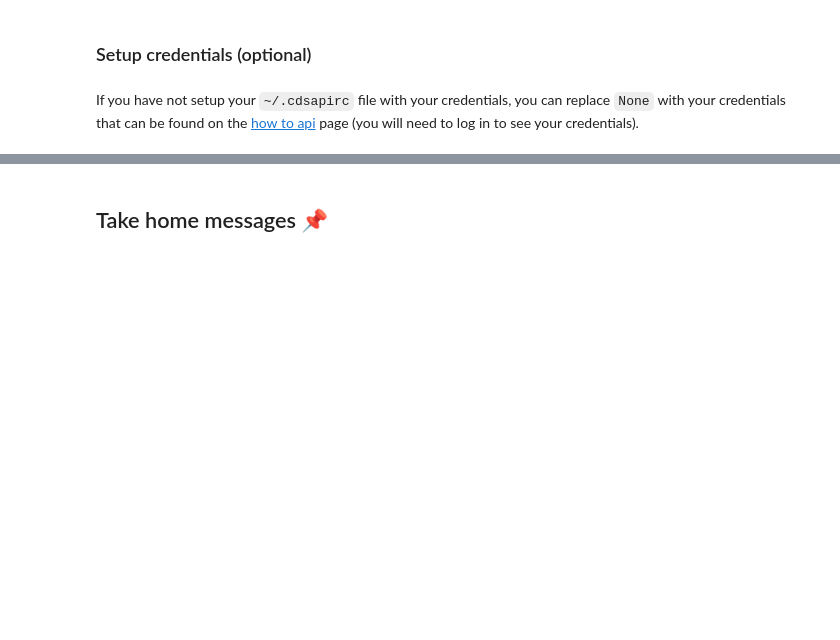
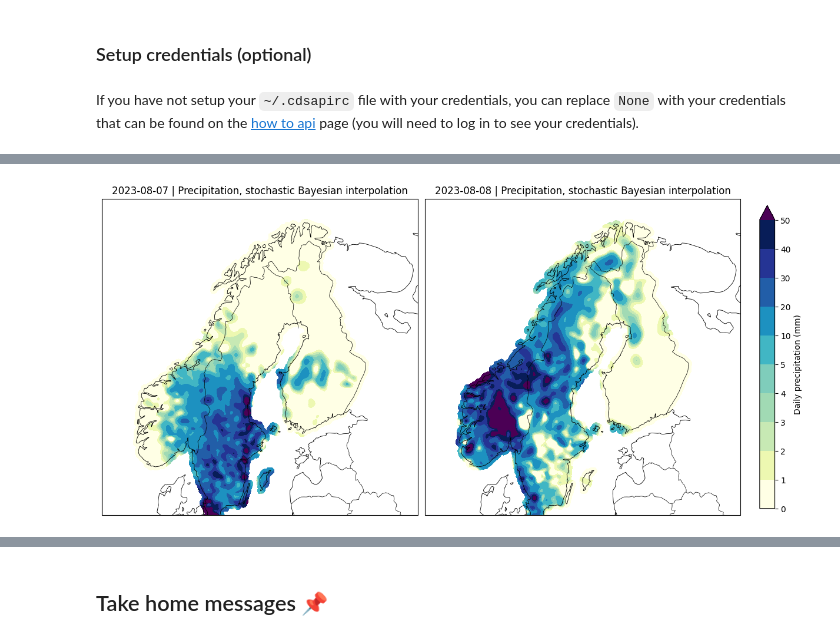
Before and after one commit to metno/c3s-training-submodule-insitu-obs, a Jupyter notebook: nordic_gridded_climate_dataset.ipynb, the cells around one changed output, grey strips where cells are left out. Drawn from its saved outputs; the diff is of its cells as text; code cells hidden in the pictures; blank space fills up the shorter version.

Commit message:
added installation instruction and pyproject.toml, and added RR plot for Hans

```diff
--- a/nordic_gridded_climate_dataset.ipynb
+++ b/nordic_gridded_climate_dataset.ipynb
@@ -105,0 +207,42 @@ if not os.path.exists(filename):
+# %%
+from matplotlib.colors import BoundaryNorm, ListedColormap
+import cartopy.feature as cfeature
+projection = ccrs.LambertConformal(
+    central_longitude=15, central_latitude=63, standard_parallels=(63, 63),
+    globe=ccrs.Globe(ellipse=None, semimajor_axis=6371000, semiminor_axis=6371000),
+)
+levels = [0, 1, 2, 3, 4, 5, 10, 20, 30, 40, 50]
+
+cmap = ListedColormap([
+    "#ffffe5", "#edf8b1", "#c7e9b4", "#a1dab4", "#7fcdbb",
+    "#41b6c4", "#1d91c0", "#225ea8", "#253494", "#081d58",
+])
+cmap.set_over("#4b0055")
+cmap.set_bad("white")
+norm = BoundaryNorm(levels, cmap.N)
+
+fig, axes = plt.subplots(
+    1, len(dates), figsize=(6 * len(dates), 8),
+    subplot_kw={"projection": projection}, squeeze=False,
+    layout="constrained",
+)
+axes = axes.ravel()
+for ax, date, rain in zip(axes, dates, precipitation_maps):
+    mesh = ax.pcolormesh(
+        rain.X, rain.Y, rain, transform=source_crs,
+        cmap=cmap, norm=norm, shading="auto", rasterized=True,
+    )
+    ax.set_extent([3, 33, 55, 72], crs=ccrs.PlateCarree())
+    ax.coastlines(resolution="50m", linewidth=0.6)
+    ax.add_feature(cfeature.BORDERS.with_scale("50m"), linewidth=0.5)
+    ax.set_title(f"{date} | Precipitation, {interpolation} interpolation")
+
+colorbar = fig.colorbar(
+    mesh, ax=axes, orientation="vertical", boundaries=levels,
+    ticks=levels, spacing="uniform", extend="max", shrink=0.65, pad=0.03,
+)
+colorbar.set_label("Daily precipitation (mm)")
+plt.show()
+fig.savefig(f"precipitation_type{interpolation_type}_{dates[0]}_{dates[-1]}.png", dpi=300, bbox_inches="tight")
+# %% [output]
+[figure, added]
```
Also changed, not shown: parts of 14 cells of this notebook, 2 other files.
